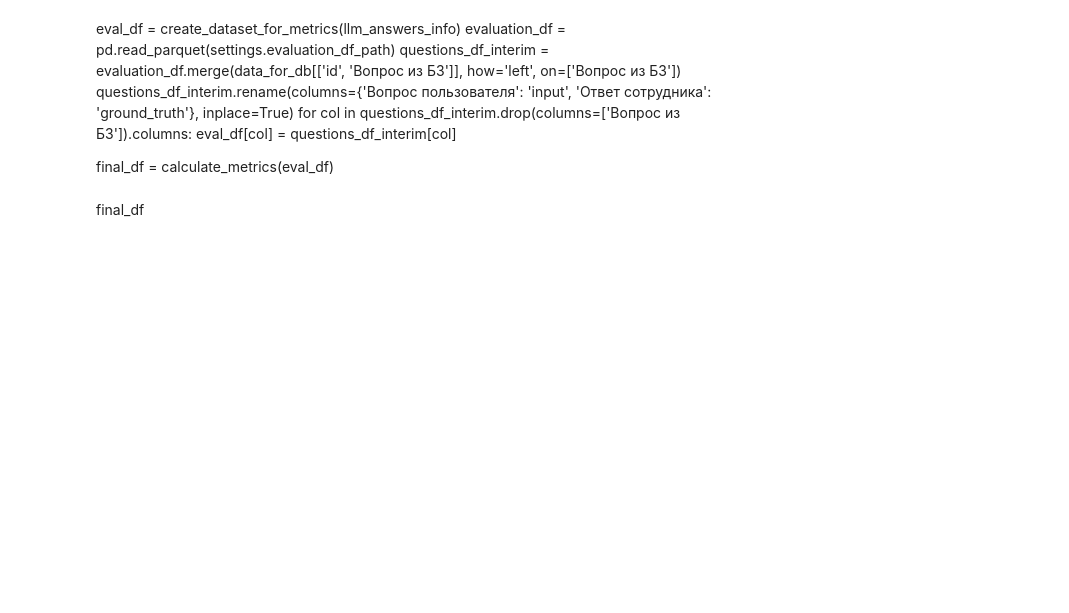
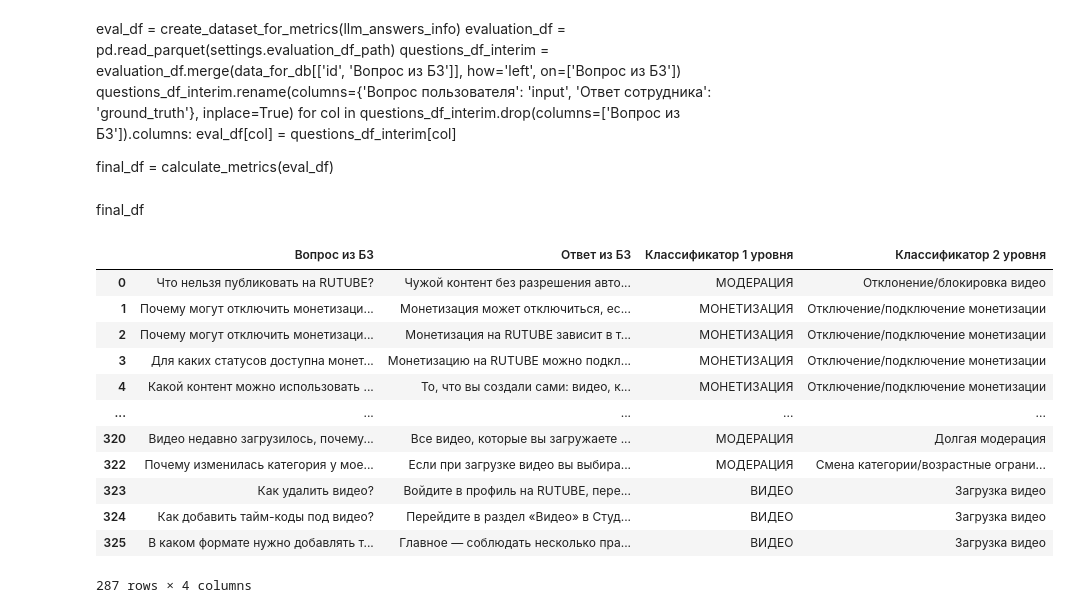
Before and after one commit to snakerzr/rutube_hackathon, a Jupyter notebook: notebooks/rag_baseline_primary (3).ipynb, the cells around one changed output. Cells and saved outputs as stored; diff of their text form; code cells hidden in the pictures; blank space fills up the shorter version.

```diff
--- a/notebooks/rag_baseline_primary (2).ipynb
+++ b/notebooks/rag_baseline_primary (3).ipynb
@@ -1325,3 +1348,20 @@ for col in questions_df_interim.drop(columns=['Вопрос из БЗ']).columns
 final_df = calculate_metrics(eval_df)
 # %% [markdown]
 final_df
+# %%
+df = pd.read_parquet('/content/sample_data/data/actual/interim/data_for_db.parquet')
+df
+# %% [output]
+|  | Вопрос из БЗ | Ответ из БЗ | Классификатор 1 уровня | Классификатор 2 уровня |
+| 0 | Что нельзя публиковать на RUTUBE? | Чужой контент без разрешения авто... | МОДЕРАЦИЯ | Отклонение/блокировка видео |
+| 1 | Почему могут отключить монетизаци... | Монетизация может отключиться, ес... | МОНЕТИЗАЦИЯ | Отключение/подключение монетизации |
+| 2 | Почему могут отключить монетизаци... | Монетизация на RUTUBE зависит в т... | МОНЕТИЗАЦИЯ | Отключение/подключение монетизации |
+| 3 | Для каких статусов доступна монет... | Монетизацию на RUTUBE можно подкл... | МОНЕТИЗАЦИЯ | Отключение/подключение монетизации |
+| 4 | Какой контент можно использовать ... | То, что вы создали сами: видео, к... | МОНЕТИЗАЦИЯ | Отключение/подключение монетизации |
+| ... | ... | ... | ... | ... |
+| 320 | Видео недавно загрузилось, почему... | Все видео, которые вы загружаете ... | МОДЕРАЦИЯ | Долгая модерация |
+| 322 | Почему изменилась категория у мое... | Если при загрузке видео вы выбира... | МОДЕРАЦИЯ | Смена категории/возрастные ограни... |
+| 323 | Как удалить видео? | Войдите в профиль на RUTUBE, пере... | ВИДЕО | Загрузка видео |
+| 324 | Как добавить тайм-коды под видео? | Перейдите в раздел «Видео» в Студ... | ВИДЕО | Загрузка видео |
+| 325 | В каком формате нужно добавлять т... | Главное — соблюдать несколько пра... | ВИДЕО | Загрузка видео |
+287 rows × 4 columns
```
Also changed, not shown: parts of 16 cells of this notebook.
